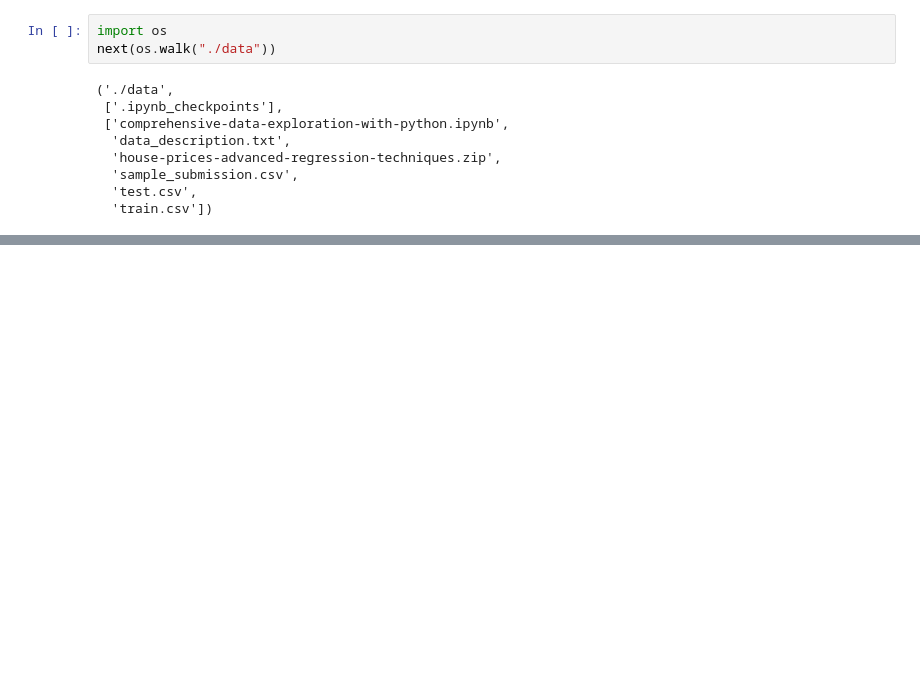
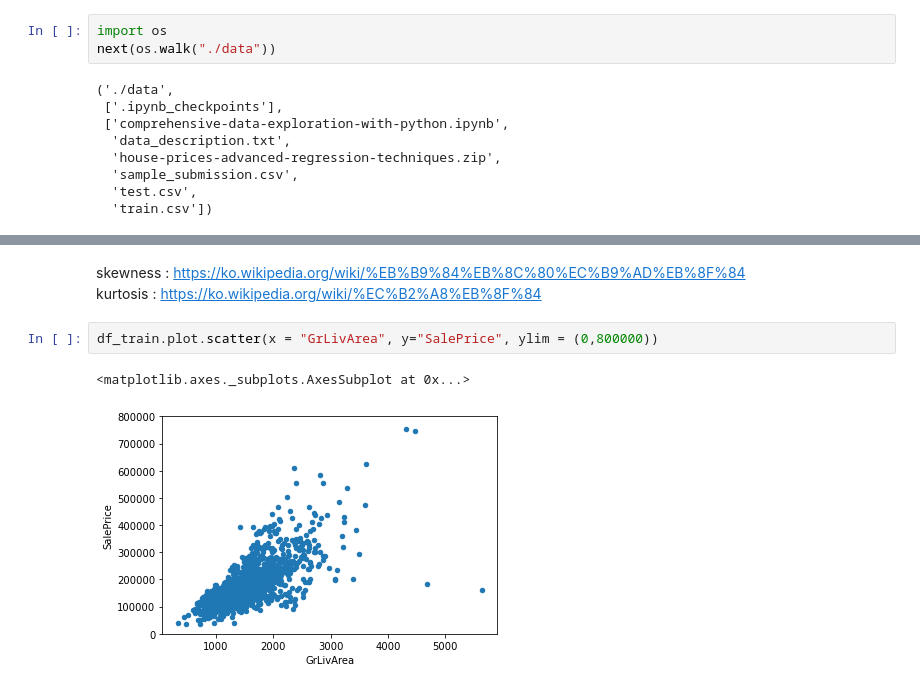
Before and after one commit to changyong93/KaggleStruggle, a Jupyter notebook: House Prices - Advanced Regression Techniques/COMPREHENSIVE DATA EXPLORATION WITH PYTHON.ipynb, the cells around one changed output, grey strips where cells are left out. Drawn from its saved outputs; the diff is of its cells as text; blank space fills up the shorter version.

```diff
--- a/House Prices - Advanced Regression Techniques/COMPREHENSIVE DATA EXPLORATION WITH PYTHON.ipynb
+++ b/House Prices - Advanced Regression Techniques/COMPREHENSIVE DATA EXPLORATION WITH PYTHON.ipynb
@@ -30,0 +84,8 @@ next(os.walk("./data"))
+# %% [markdown]
+skewness : https://ko.wikipedia.org/wiki/%EB%B9%84%EB%8C%80%EC%B9%AD%EB%8F%84
+kurtosis : https://ko.wikipedia.org/wiki/%EC%B2%A8%EB%8F%84
+# %%
+df_train.plot.scatter(x = "GrLivArea", y="SalePrice", ylim = (0,800000))
+# %% [output]
+<matplotlib.axes._subplots.AxesSubplot at 0x...>
+[figure, added]
```
Also changed, not shown: parts of 33 cells of this notebook, 2 other files.
